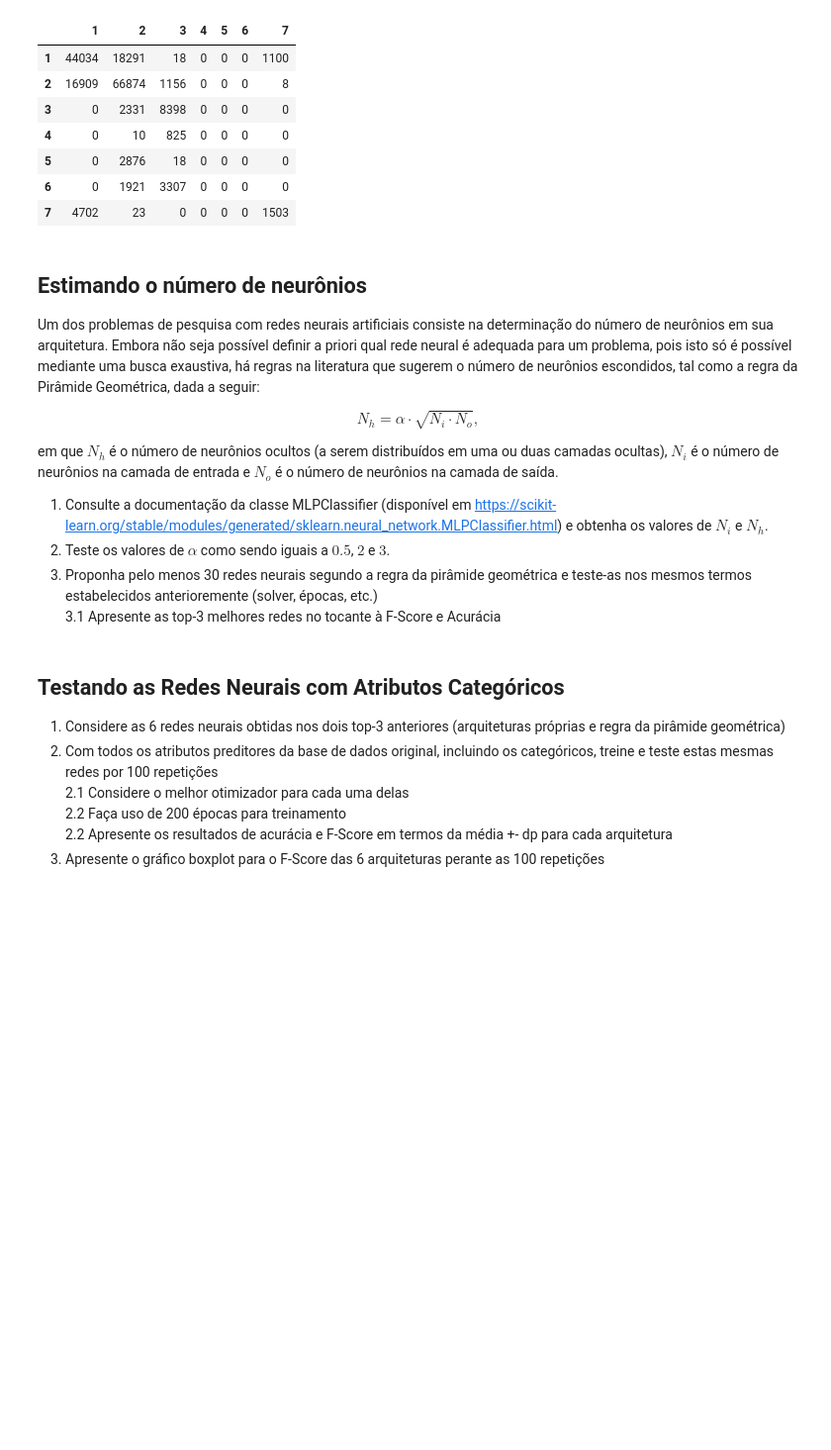
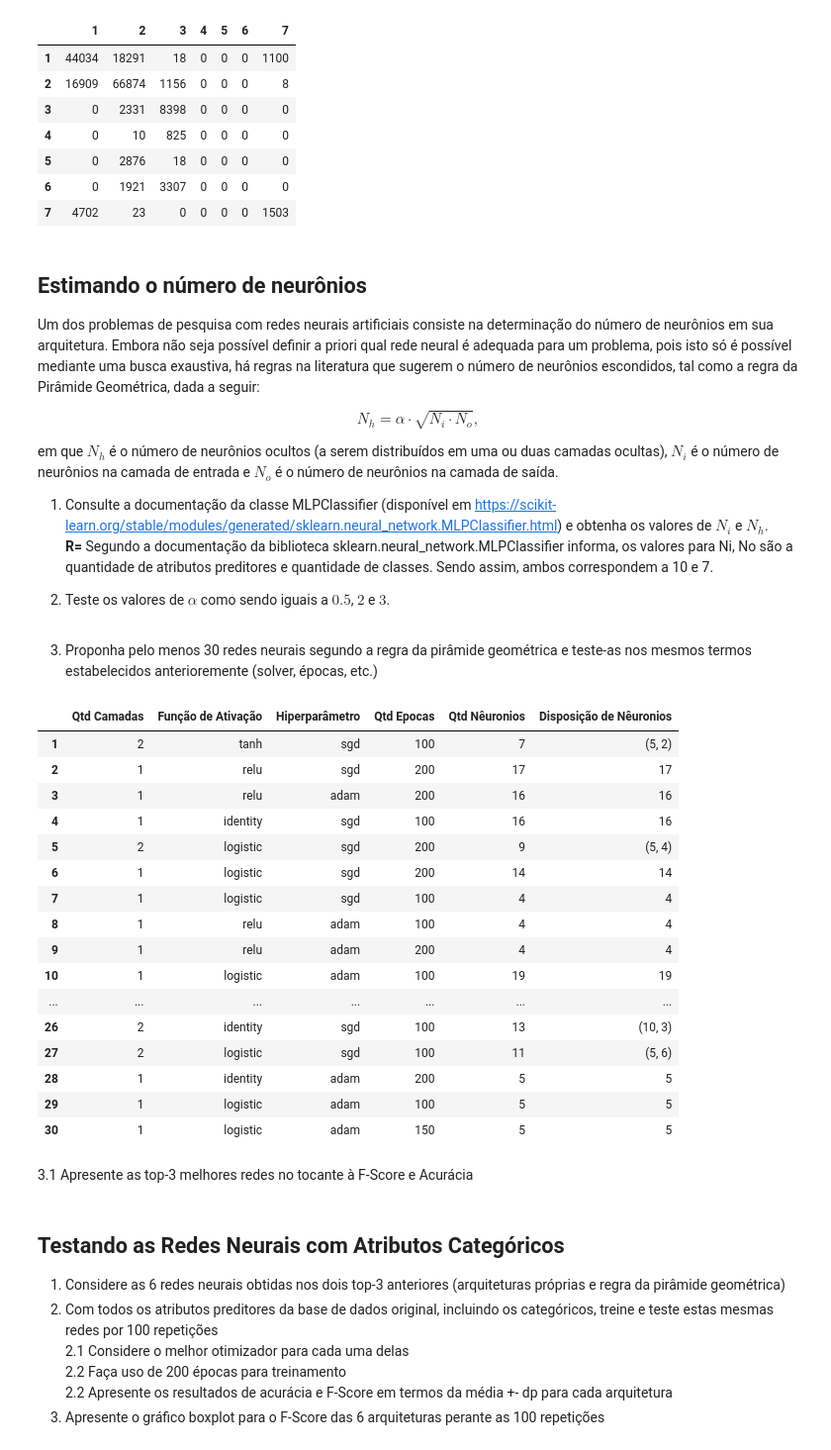
Before and after one commit to elloa-uea/projeto-pratico-3-equipe-ultra-mega-dinamite, a Jupyter notebook: notebooks/PP3.3 - Proposição e Avaliação de RNAs.ipynb, the cells around one changed output. Shown at 99% size. Cells and saved outputs as stored; diff of their text form; code cells hidden in the pictures; blank space fills up the shorter version.

```diff
--- a/notebooks/PP3.3 - Proposição e Avaliação de RNAs.ipynb
+++ b/notebooks/PP3.3 - Proposição e Avaliação de RNAs.ipynb
@@ -366,6 +367,57 @@ $$N_h = \alpha \cdot \sqrt{N_i \cdot N_o},$$
 em que $N_h$ é o número de neurônios ocultos (a serem distribuídos em uma ou duas camadas ocultas), $N_i$ é o número de neurônios na camada de entrada e $N_o$ é o número de neurônios na camada de saída.
 
 1. Consulte a documentação da classe MLPClassifier (disponível em https://scikit-learn.org/stable/modules/generated/sklearn.neural_network.MLPClassifier.html) e obtenha os valores de $N_i$ e $N_h$.
+  **R=** Segundo a documentação da biblioteca sklearn.neural_network.MLPClassifier informa, os valores para Ni, No são a quantidade de atributos preditores e quantidade de classes. Sendo assim, ambos correspondem a 10 e 7.
+
 2. Teste os valores de $\alpha$ como sendo iguais a $0.5$, $2$ e $3$.
-3. Proponha pelo menos 30 redes neurais segundo a regra da pirâmide geométrica e teste-as nos mesmos termos estabelecidos anterioremente  (solver, épocas, etc.)
-    3.1 Apresente as top-3 melhores redes no tocante à F-Score e Acurácia
+# %%
+Ni, No, alpha = 10, 7, [0.5, 2, 3]
+Nh = []
+
+for i in alpha:
+  Nh.append(int(i*math.sqrt(Ni*No)))
+# %% [markdown]
+
+3. Proponha pelo menos 30 redes neurais segundo a regra da pirâmide geométrica e teste-as nos mesmos termos estabelecidos anterioremente  (solver, épocas, etc.)
+# %%
+activation_function, hyper_parameter, times, layers, config = ["identity", "logistic", "relu", "tanh"], ["adam", "sgd"], [100, 150, 200], [1, 2], []
+
+for i in range(30):
+  type_time = random.randrange(1, 1000000, 1)%3
+  type_hyper_parameter, quantity_layers = random.randrange(1, 1000000, 1)%2, random.randrange(1, 1000000, 1)%2
+  type_activation_function = random.randrange(1, 1000000, 1)%4
+  quantity_neurons = random.randrange(1, 20, 1)
+  aux = random.randrange(1, quantity_neurons, 1)
+  disposition_neurons = quantity_neurons if layers[quantity_layers]== 1 else (aux, quantity_neurons - aux)
+  config.append({
+      "Qtd Camadas": layers[quantity_layers],
+      "Função de Ativação": activation_function[type_activation_function],
+      "Hiperparâmetro": hyper_parameter[type_hyper_parameter],
+      "Qtd Epocas": times[type_time],
+      "Qtd Nêuronios": quantity_neurons,
+      "Disposição de Nêuronios": disposition_neurons
+      })
+# %%
+result = pd.DataFrame(config)
+result.index += 1
+result
+# %% [output]
+|  | Qtd Camadas | Função de Ativação | Hiperparâmetro | Qtd Epocas | Qtd Nêuronios | Disposição de Nêuronios |
+| 1 | 2 | tanh | sgd | 100 | 7 | (5, 2) |
+| 2 | 1 | relu | sgd | 200 | 17 | 17 |
+| 3 | 1 | relu | adam | 200 | 16 | 16 |
+| 4 | 1 | identity | sgd | 100 | 16 | 16 |
+| 5 | 2 | logistic | sgd | 200 | 9 | (5, 4) |
+| 6 | 1 | logistic | sgd | 200 | 14 | 14 |
+| 7 | 1 | logistic | sgd | 100 | 4 | 4 |
+| 8 | 1 | relu | adam | 100 | 4 | 4 |
+| 9 | 1 | relu | adam | 200 | 4 | 4 |
+| 10 | 1 | logistic | adam | 100 | 19 | 19 |
+| ... | ... | ... | ... | ... | ... | ... |
+| 26 | 2 | identity | sgd | 100 | 13 | (10, 3) |
+| 27 | 2 | logistic | sgd | 100 | 11 | (5, 6) |
+| 28 | 1 | identity | adam | 200 | 5 | 5 |
+| 29 | 1 | logistic | adam | 100 | 5 | 5 |
+| 30 | 1 | logistic | adam | 150 | 5 | 5 |
+# %% [markdown]
+3.1 Apresente as top-3 melhores redes no tocante à F-Score e Acurácia
```
Also changed, not shown: parts of 4 cells of this notebook.
